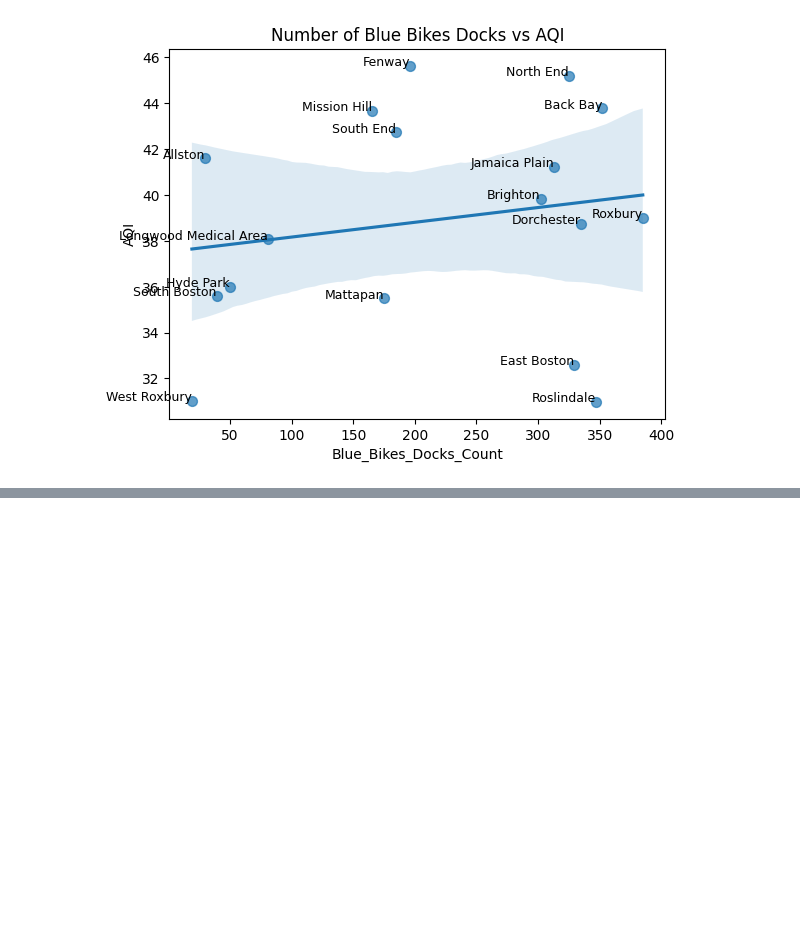
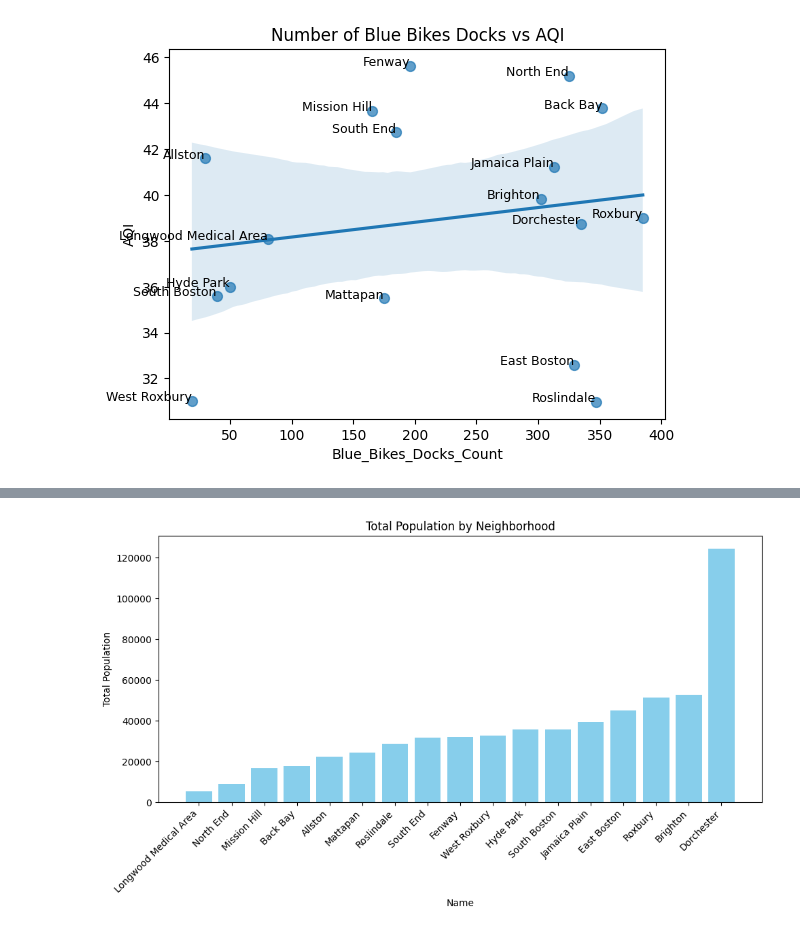
Before and after one commit to BU-Spark/ds-boston-transit-air-quality, a Jupyter notebook: fa23-team-f/data/Extension/extensionanalysis.ipynb, the cells around one changed output, grey strips where cells are left out. Drawn from its saved outputs; the diff is of its cells as text; code cells hidden in the pictures; blank space fills up the shorter version.

```diff
--- a/fa23-team-f/data/Extension/extensionanalysis.ipynb
+++ b/fa23-team-f/data/Extension/extensionanalysis.ipynb
@@ -200,0 +219,16 @@ Correlation coefficient: 0.1791979754560291
+# %%
+df = merged_df.copy()
+
+df = df.sort_values(by='Total Population')
+
+plt.figure(figsize=(10, 6))
+plt.bar(df['Name'], df['Total Population'], color='skyblue')
+plt.xlabel('Name')
+plt.ylabel('Total Population')
+plt.title('Total Population by Neighborhood')
+plt.xticks(rotation=45, ha='right')
+
+plt.tight_layout()
+plt.show()
+# %% [output]
+[figure, added]
```
Also changed, not shown: parts of 5 cells of this notebook, 3 other files.
